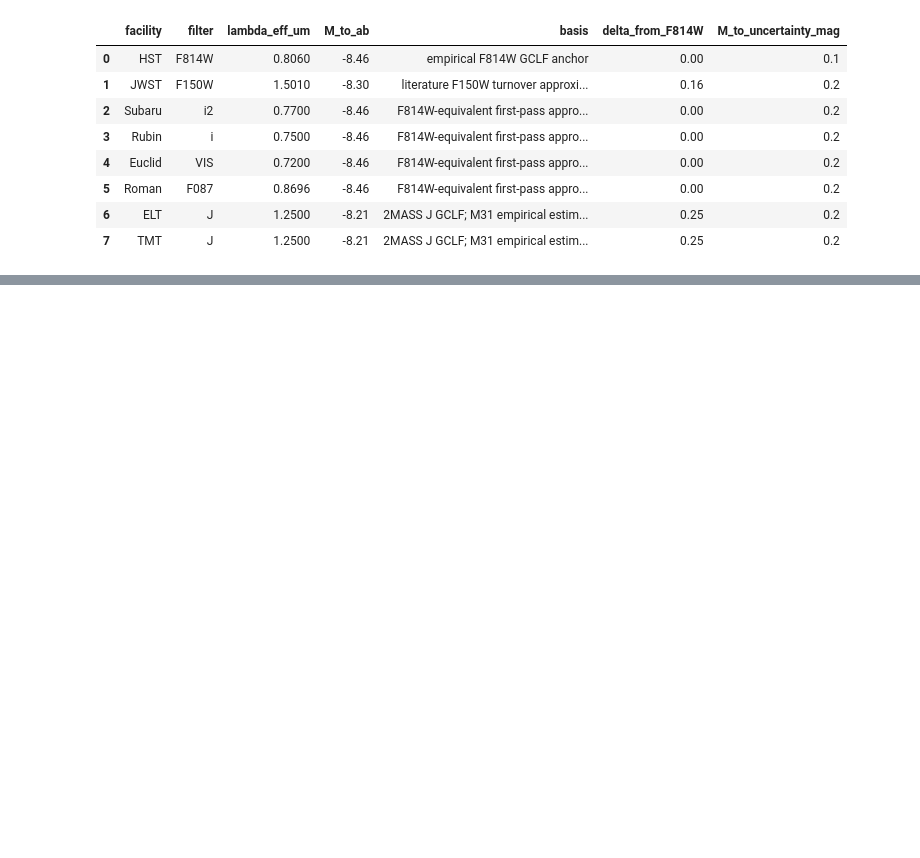
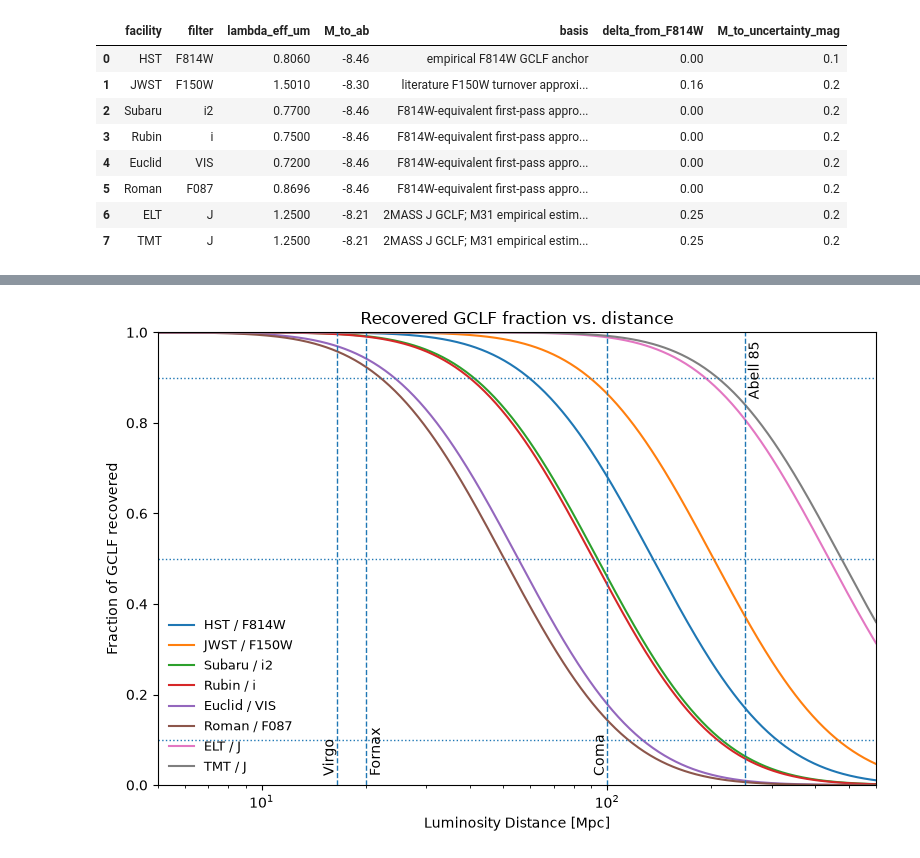
Before and after one commit to Pommers/gc-survey-telescopes, a Jupyter notebook: notebooks/02_gclf_reach.ipynb, the cells around one changed output, grey strips where cells are left out. Drawn from its saved outputs; the diff is of its cells as text; code cells hidden in the pictures; blank space fills up the shorter version.

```diff
--- a/notebooks/02_gclf_reach.ipynb
+++ b/notebooks/02_gclf_reach.ipynb
@@ -307,0 +435,2 @@ gclf_band_model
+# %%
+MICADO_J_5SIG_1HR = 30.0
@@ -307,0 +576,14 @@ gclf_band_model
+# %%
+for f, label in [
+    (0.10, "D10_mpc"),
+    (0.50, "D50_mpc"),
+    (0.90, "D90_mpc"),
+]:
+    reach[label] = reach.apply(
+        lambda row: gclf_reach_mpc(
+            row["depth_5sigma_ab"],
+            row["M_to_ab"],
+            f
+        ),
+        axis=1
+    )
@@ -307,0 +612,70 @@ gclf_band_model
+# %%
+import numpy as np
+import matplotlib.pyplot as plt
+from scipy.stats import norm
+
+def recovered_fraction(distance_mpc, m_lim, M_to, sigma=1.4):
+    mu = 5 * np.log10(distance_mpc) + 25
+    M_lim = m_lim - mu
+    return norm.cdf((M_lim - M_to) / sigma)
+
+dist = np.logspace(
+    np.log10(5),
+    np.log10(600),
+    500
+)
+
+fig, ax = plt.subplots(figsize=(8, 5.5))
+
+ax.set_title("Recovered GCLF fraction vs. distance")
+
+for _, row in reach.iterrows():
+
+    if pd.isna(row["depth_5sigma_ab"]):
+        continue
+
+    f = recovered_fraction(
+        dist,
+        row["depth_5sigma_ab"],
+        row["M_to_ab"],
+        sigma=1.4
+    )
+
+    ax.plot(
+        dist,
+        f,
+        label=f'{row["facility"]} / {row["filter"]}'
+    )
+
+ax.set_xscale("log")
+ax.set_xlim(5, 600)
+ax.set_ylim(0, 1)
+
+ax.set_xlabel("Luminosity Distance [Mpc]")
+ax.set_ylabel("Fraction of GCLF recovered")
+
+ax.axhline(0.1, ls=":", lw=1)
+ax.axhline(0.5, ls=":", lw=1)
+ax.axhline(0.9, ls=":", lw=1)
+
+# Useful distance anchors
+ax.axvline(16.5, ls="--", lw=1)
+ax.axvline(20.0, ls="--", lw=1)
+ax.axvline(100.0, ls="--", lw=1)
+ax.axvline(250.0, ls="--", lw=1)
+
+ax.text(16.5, 0.02, "Virgo", rotation=90,
+        va="bottom", ha="right")
+ax.text(20.5, 0.02, "Fornax", rotation=90,
+        va="bottom", ha="left")
+ax.text(100.0, 0.02, "Coma", rotation=90,
+        va="bottom", ha="right")
+ax.text(255, 0.98, "Abell 85", rotation=90,
+        va="top", ha="left")
+
+ax.legend(frameon=False, fontsize=9)
+
+plt.tight_layout()
+plt.show()
+# %% [output]
+[figure, added]
```
Also changed, not shown: parts of 20 cells of this notebook, 1 other file.
